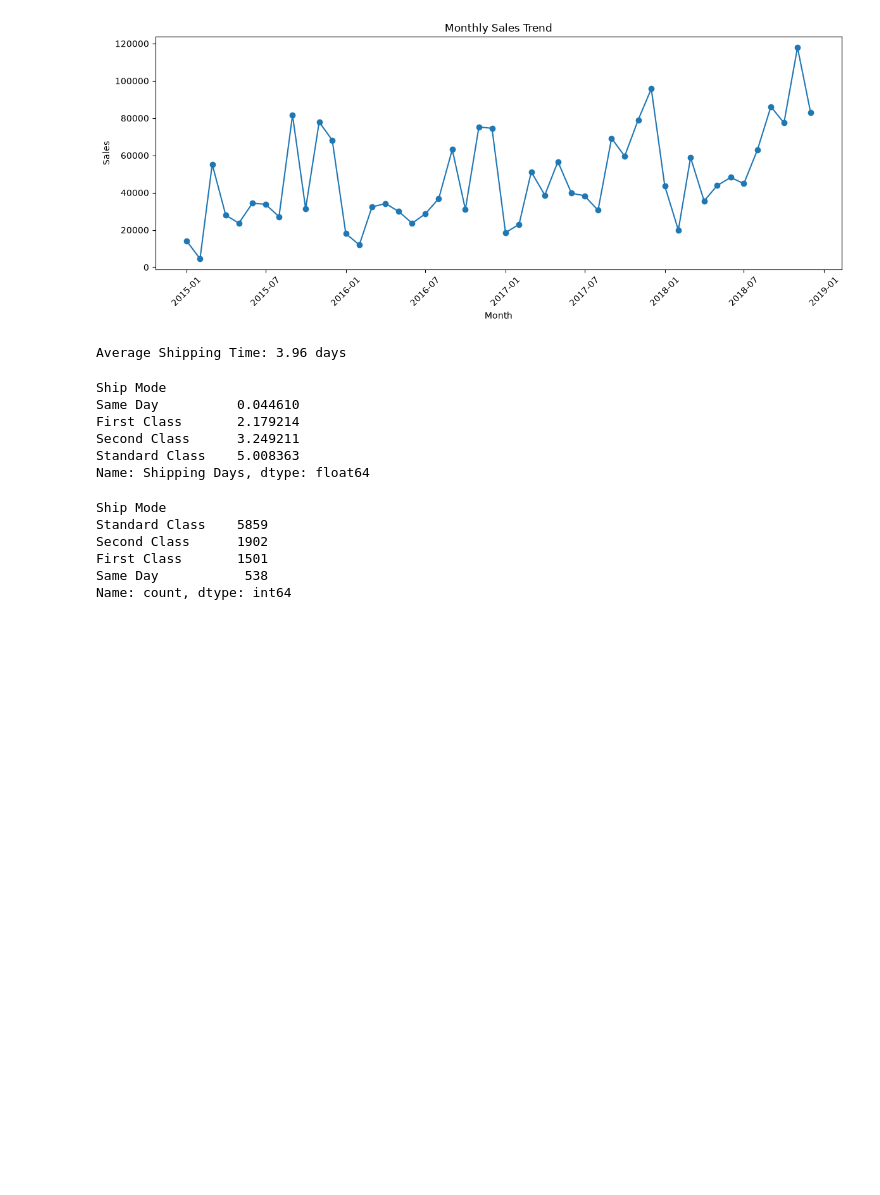
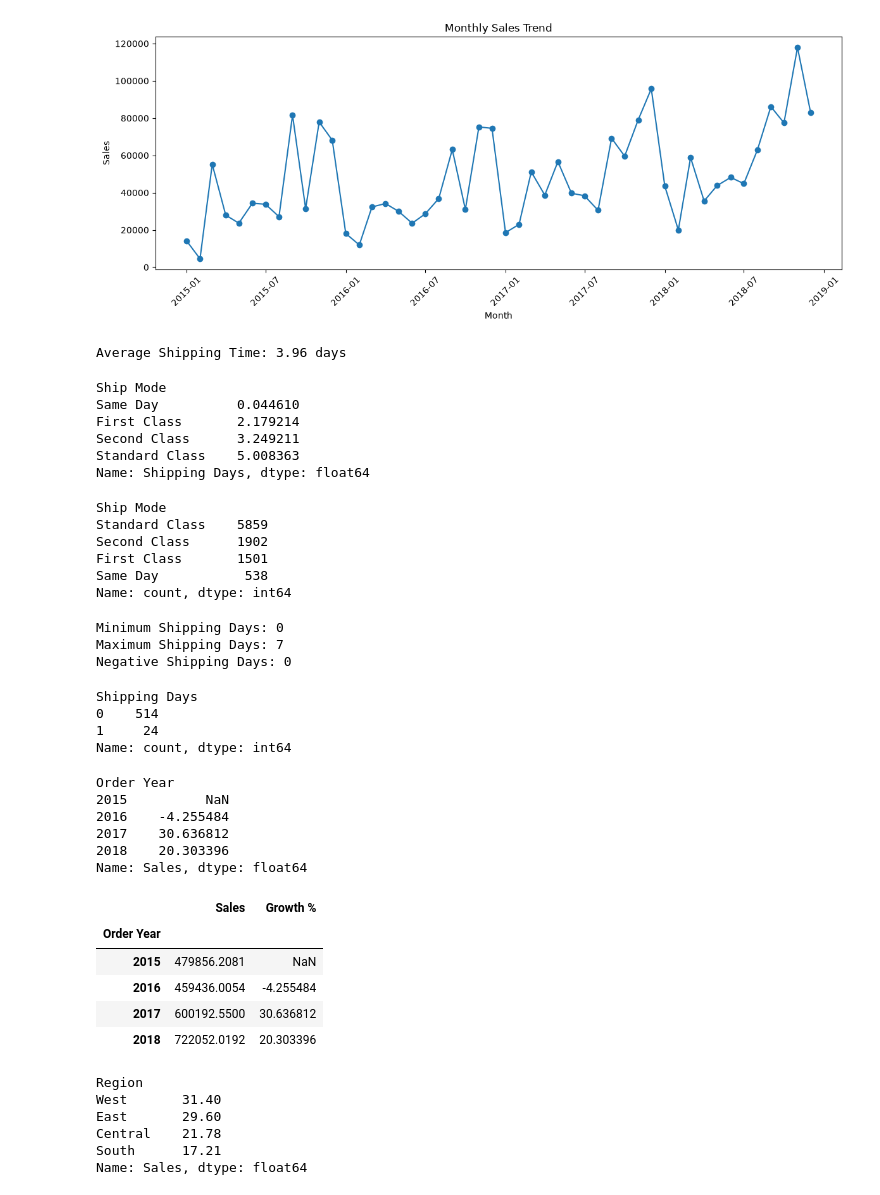
Before and after one commit to maaviarizwan/DataPilot, a Jupyter notebook: notebooks/phase_01/01_data_analysis_basics.ipynb, the cells around one changed output. Saved outputs shown, nothing was run; the diff lists cells and outputs as text; code cells hidden in the pictures; blank space fills up the shorter version.

```diff
--- a/notebooks/phase_01/01_data_analysis_basics.ipynb
+++ b/notebooks/phase_01/01_data_analysis_basics.ipynb
@@ -596,3 +596,64 @@ Second Class      1902
 First Class       1501
 Same Day           538
 Name: count, dtype: int64
+# %%
+# Check shipping duration range
+
+print("Minimum Shipping Days:", df["Shipping Days"].min())
+print("Maximum Shipping Days:", df["Shipping Days"].max())
+print("Negative Shipping Days:", (df["Shipping Days"] < 0).sum())
+# %% [output]
+Minimum Shipping Days: 0
+Maximum Shipping Days: 7
+Negative Shipping Days: 0
+# %%
+# Same Day shipping check
+
+df[df["Ship Mode"] == "Same Day"]["Shipping Days"].value_counts().sort_index()
+# %% [output]
+Shipping Days
+0    514
+1     24
+Name: count, dtype: int64
+# %%
+# Year-over-Year Sales Growth
+
+yearly_growth = sales_by_year.pct_change() * 100
+
+yearly_growth
+# %% [output]
+Order Year
+2015          NaN
+2016    -4.255484
+2017    30.636812
+2018    20.303396
+Name: Sales, dtype: float64
+# %%
+# Yearly Sales Performance
+
+yearly_performance = pd.DataFrame({
+    "Sales": sales_by_year,
+    "Growth %": yearly_growth
+})
+
+yearly_performance
+# %% [output]
+|  | Sales | Growth % |
+| Order Year |  |  |
+| 2015 | 479856.2081 | NaN |
+| 2016 | 459436.0054 | -4.255484 |
+| 2017 | 600192.5500 | 30.636812 |
+| 2018 | 722052.0192 | 20.303396 |
+# %%
+region_share = (
+    sales_by_region / sales_by_region.sum() * 100
+).round(2)
+
+region_share
+# %% [output]
+Region
+West       31.40
+East       29.60
+Central    21.78
+South      17.21
+Name: Sales, dtype: float64
```
Also changed, not shown: parts of 4 cells of this notebook, 4 other files.
